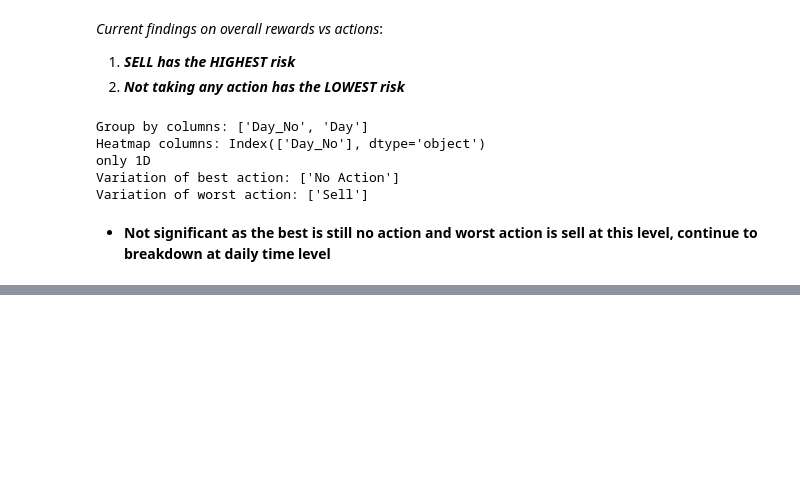
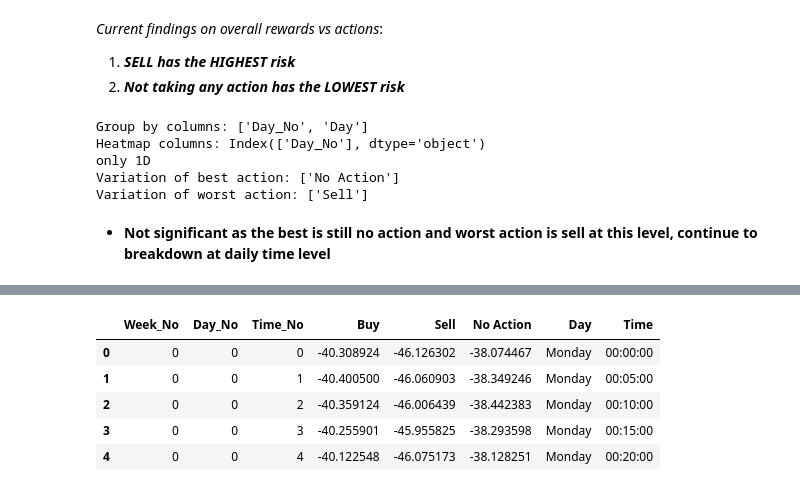
Before and after one commit to lornjhinn-git/reinforcement-learning, a Jupyter notebook: project-2/analysis.ipynb, the cells around one changed output, grey strips where cells are left out. Cells and saved outputs as stored; diff of their text form; code cells hidden in the pictures; blank space fills up the shorter version.

```diff
--- a/project-2/analysis.ipynb
+++ b/project-2/analysis.ipynb
@@ -195,6 +197,15 @@ df_analyse.head()
 def concatenate_categorical_columns(df, column_1, column_2):
     df[column_1+"_"+column_2] = df.apply(lambda row: str(row[column_1]) + "_" + str(row[column_2]), axis=1)
     return df
+# %%
+df_analyse.head()
+# %% [output]
+|  | Week_No | Day_No | Time_No | Buy | Sell | No Action | Day | Time |
+| 0 | 0 | 0 | 0 | -40.308924 | -46.126302 | -38.074467 | Monday | 00:00:00 |
+| 1 | 0 | 0 | 1 | -40.400500 | -46.060903 | -38.349246 | Monday | 00:05:00 |
+| 2 | 0 | 0 | 2 | -40.359124 | -46.006439 | -38.442383 | Monday | 00:10:00 |
+| 3 | 0 | 0 | 3 | -40.255901 | -45.955825 | -38.293598 | Monday | 00:15:00 |
+| 4 | 0 | 0 | 4 | -40.122548 | -46.075173 | -38.128251 | Monday | 00:20:00 |
 # %%
 df_analyse = concatenate_categorical_columns(df_analyse, 'Week_No', 'Day_No')
 groupby_columns = ['Week_No_Day_No', 'Time_No']
```
Also changed, not shown: parts of 28 cells of this notebook, 2 other files.
